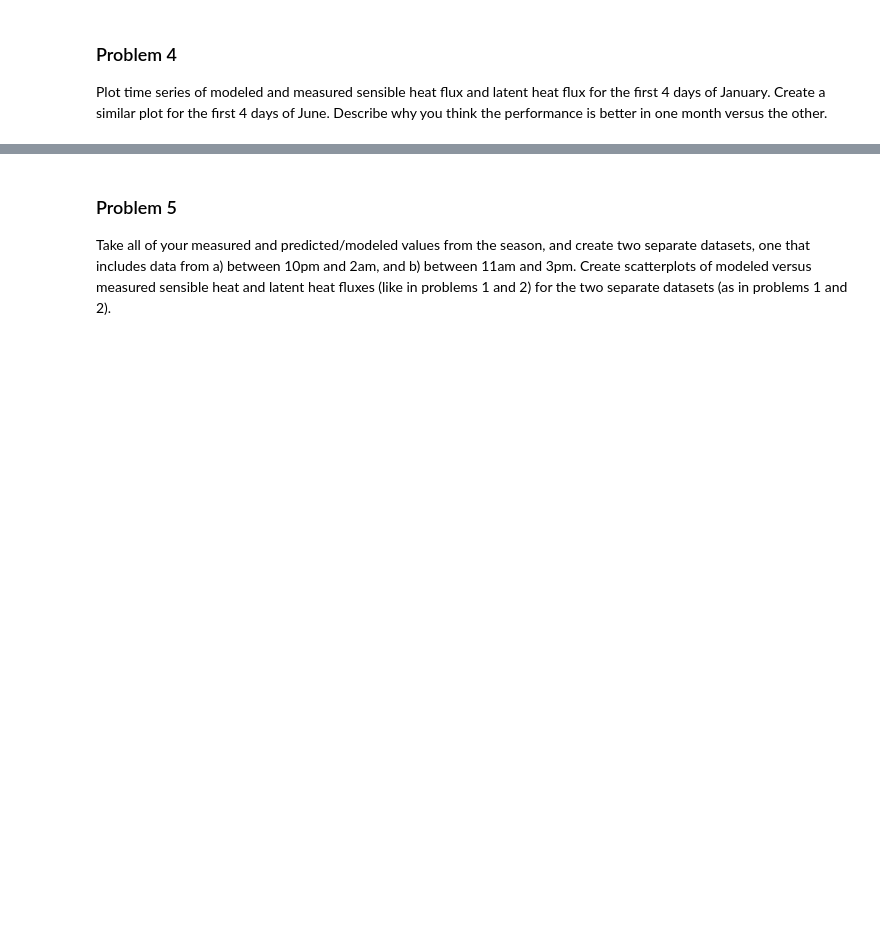
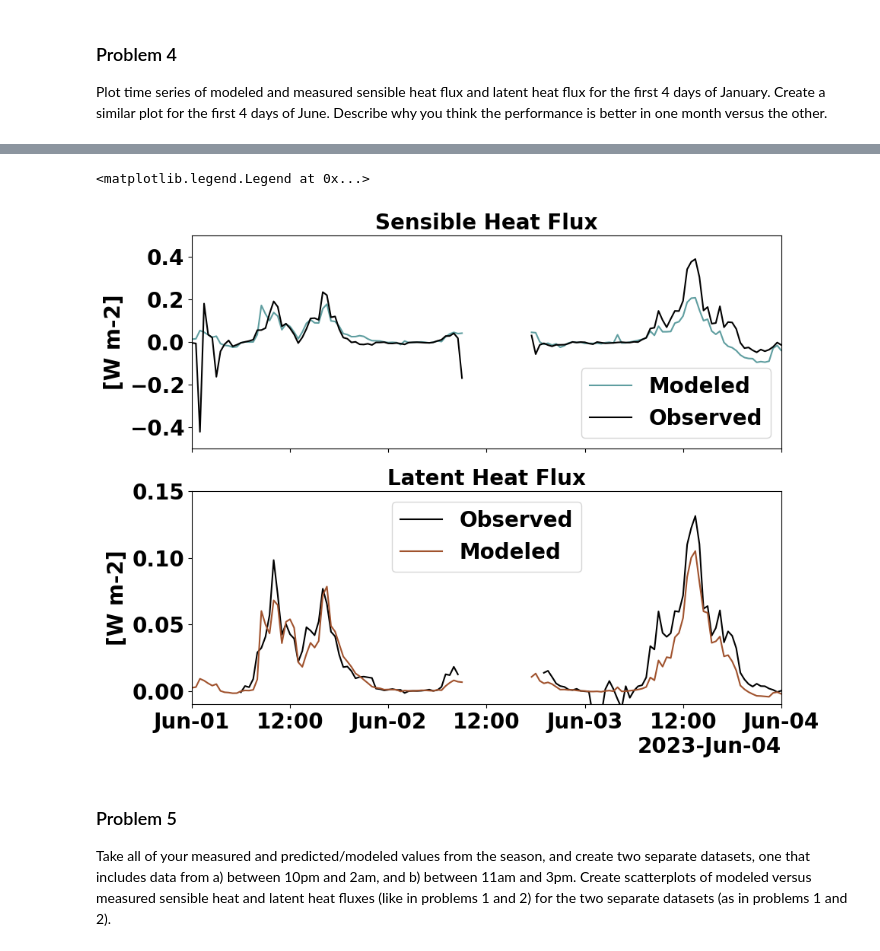
Before and after one commit to clinton-alden/snow_hydrology_WI25, a Jupyter notebook: module5/homework5.ipynb, the cells around one changed output, grey strips where cells are left out. Drawn from its saved outputs; the diff is of its cells as text; code cells hidden in the pictures; blank space fills up the shorter version.

```diff
--- a/module5/homework5.ipynb
+++ b/module5/homework5.ipynb
@@ -37,3 +126,26 @@ Plot time series of modeled and measured sensible heat flux and latent heat flux
+# %%
+fig, ax = plt.subplots(2,1,figsize=(10, 8), sharex=True)
+
+# ax[0].plot(sos_dataset['time'], sos_dataset['H_s'], label='Observed')
+H_s_modeled.plot(ax=ax[0], label='Modeled', color='cadetblue')
+sos_dataset['w_tc__3m_c'].plot(ax=ax[0], label='Observed', color='black')
+ax[0].set_ylabel('[W m-2]')
+ax[0].set_ylim(-0.5, 0.5)
+ax[0].set_title('Sensible Heat Flux')
+ax[0].set_xlabel('')
+ax[0].legend()
+
+sos_dataset['w_h2o__3m_c'].plot(ax=ax[1], label='Observed', color='black')
+H_l_modeled.plot(ax=ax[1], label='Modeled', color='sienna')
+ax[1].set_ylabel('[W m-2]')
+ax[1].set_title('Latent Heat Flux')
+ax[1].set_ylim(-0.01, 0.15)
+ax[1].set_xlim(pd.to_datetime('2023-06-01'), pd.to_datetime('2023-06-04'))
+ax[1].set_xlabel('')
+ax[1].legend()
+# %% [output]
+<matplotlib.legend.Legend at 0x...>
+[figure, added]
 # %% [markdown]
 ### Problem 5
 
```
Also changed, not shown: parts of 11 cells of this notebook.
